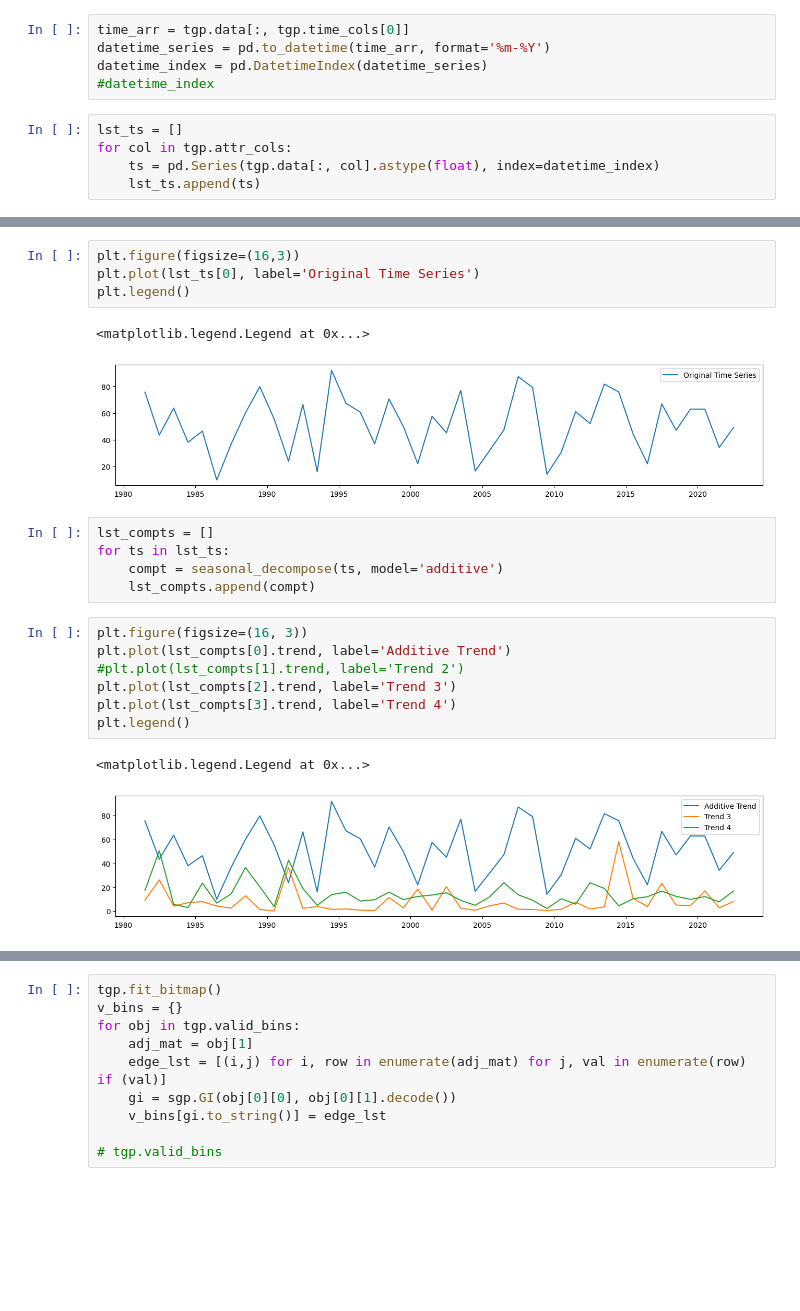
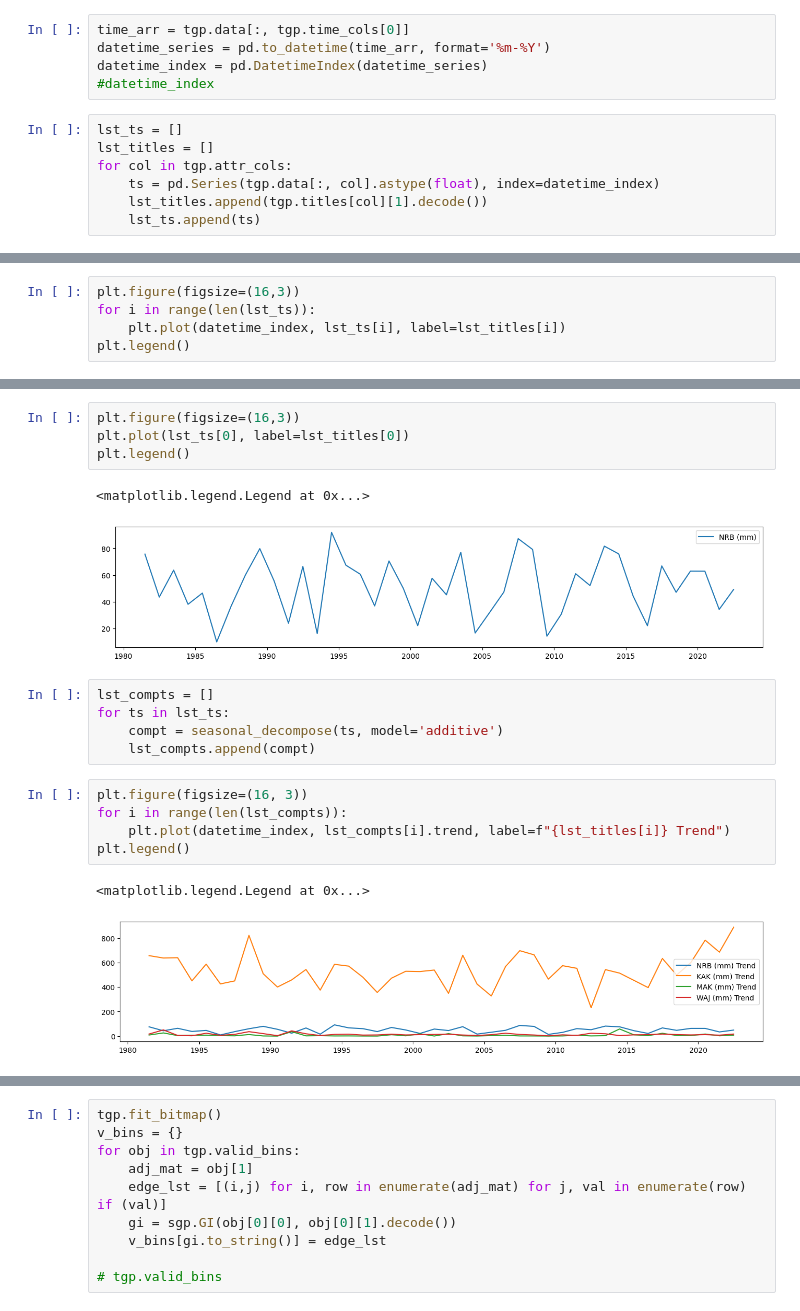
Before and after one commit to owuordickson/t-graank, a Jupyter notebook: analysis/timeseries_analysis.ipynb, the cells around one changed output, grey strips where cells are left out. Drawn from its saved outputs; the diff is of its cells as text; blank space fills up the shorter version.

```diff
--- a/analysis/timeseries_analysis.ipynb
+++ b/analysis/timeseries_analysis.ipynb
@@ -108,6 +108,8 @@ datetime_index = pd.DatetimeIndex(datetime_series)
 #datetime_index
 # %%
 lst_ts = []
+lst_titles = []
 for col in tgp.attr_cols:
     ts = pd.Series(tgp.data[:, col].astype(float), index=datetime_index)
+    lst_titles.append(tgp.titles[col][1].decode())
     lst_ts.append(ts)
@@ -113,0 +118,5 @@ for col in tgp.attr_cols:
+# %%
+plt.figure(figsize=(16,3))
+for i in range(len(lst_ts)):
+    plt.plot(datetime_index, lst_ts[i], label=lst_titles[i])
+plt.legend()
@@ -114,10 +126,10 @@ for col in tgp.attr_cols:
 # %%
 plt.figure(figsize=(16,3))
-plt.plot(lst_ts[0], label='Original Time Series')
+plt.plot(lst_ts[0], label=lst_titles[0])
 plt.legend()
 # %% [output]
 <matplotlib.legend.Legend at 0x...>
-[figure, old version]
+[figure, new version]
 # %%
 lst_compts = []
 for ts in lst_ts:
@@ -125,13 +137,11 @@ for ts in lst_ts:
     lst_compts.append(compt)
 # %%
 plt.figure(figsize=(16, 3))
-plt.plot(lst_compts[0].trend, label='Additive Trend')
-#plt.plot(lst_compts[1].trend, label='Trend 2')
-plt.plot(lst_compts[2].trend, label='Trend 3')
-plt.plot(lst_compts[3].trend, label='Trend 4')
+for i in range(len(lst_compts)):
+    plt.plot(datetime_index, lst_compts[i].trend, label=f"{lst_titles[i]} Trend")
 plt.legend()
 # %% [output]
 <matplotlib.legend.Legend at 0x...>
-[figure, old version]
+[figure, new version]
 # %%
 plt.figure(figsize=(16, 3))
```
Also changed, not shown: parts of 4 cells of this notebook.
